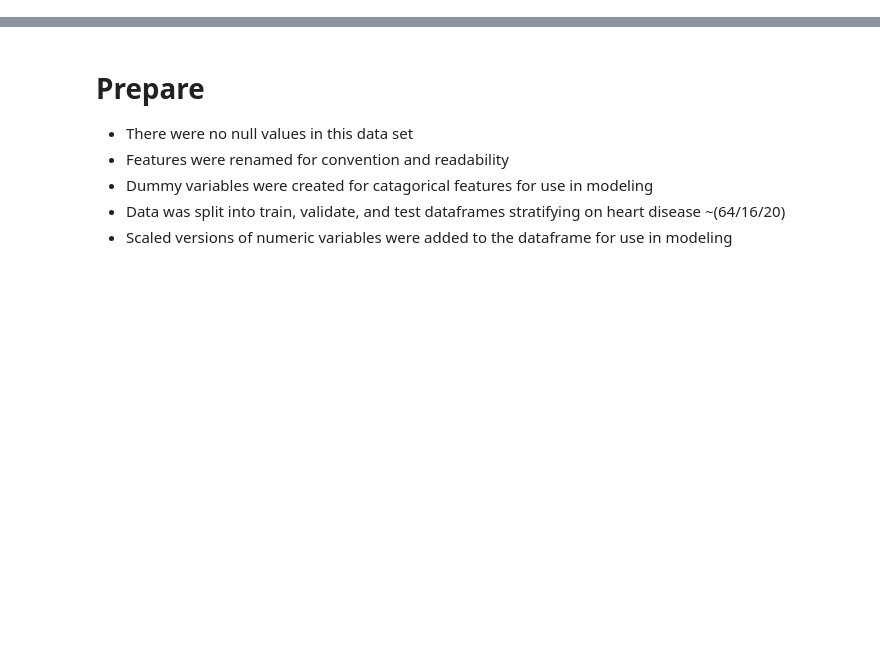
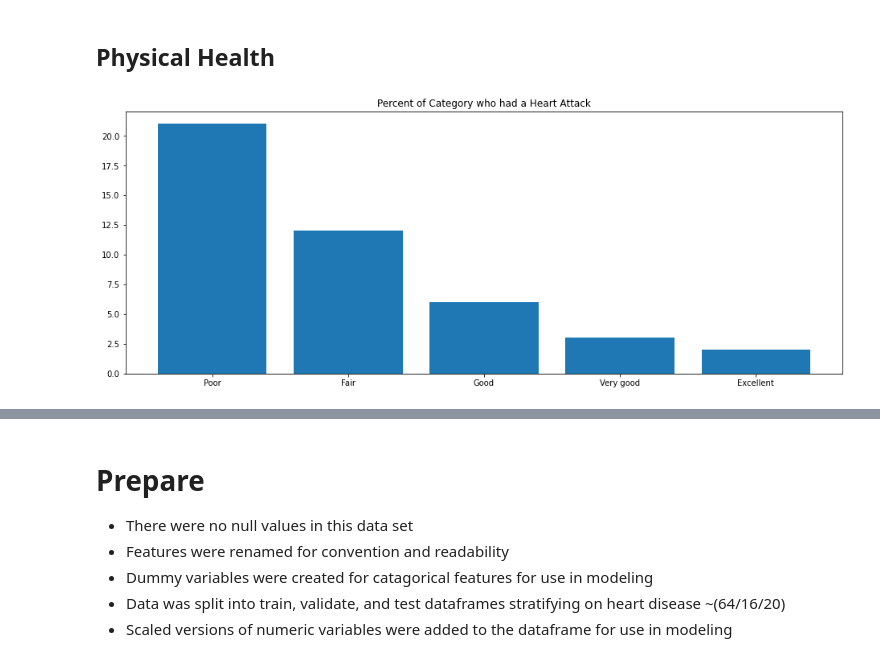
Before and after one commit to Johndsalas/Predicting_Heart_Disease, a Jupyter notebook: main.ipynb, the cells around one changed output, grey strips where cells are left out. Saved outputs shown, nothing was run; the diff lists cells and outputs as text; code cells hidden in the pictures; blank space fills up the shorter version.

Commit message:
added visual mods to main and developed breakout function for producing a single chat

```diff
--- a/main.ipynb
+++ b/main.ipynb
@@ -25,4 +67,21 @@ df = pd.read_csv('heart_2022.csv')
 # %%
+df = df[['GeneralHealth',
+         'PhysicalHealthDays',
+         'PhysicalActivities',
+         'DeafOrHardOfHearing',
+         'BlindOrVisionDifficulty',
+         'DifficultyWalking',
+         'DifficultyDressingBathing',
+         'DifficultyErrands',
+         'HadAngina',
+         'HadStroke',
+         'HadCOPD',
+         'HadKidneyDisease',
+         'FluVaxLast12',
+         'HadHeartAttack']]
+
 df = df.dropna()
 
 train, validate, test = w.split_my_data(df)
+
+df.shape
@@ -94,0 +97,6 @@ dtype: int64
+# %% [markdown]
+## Physical Health
+# %%
+gc.get_chart(train, 'GeneralHealth', 'HadHeartAttack', 'Yes', 'Percent of Category who had a Heart Attack')
+# %% [output]
+[figure, added]
```
Also changed, not shown: parts of 22 cells of this notebook, 1 other file.
